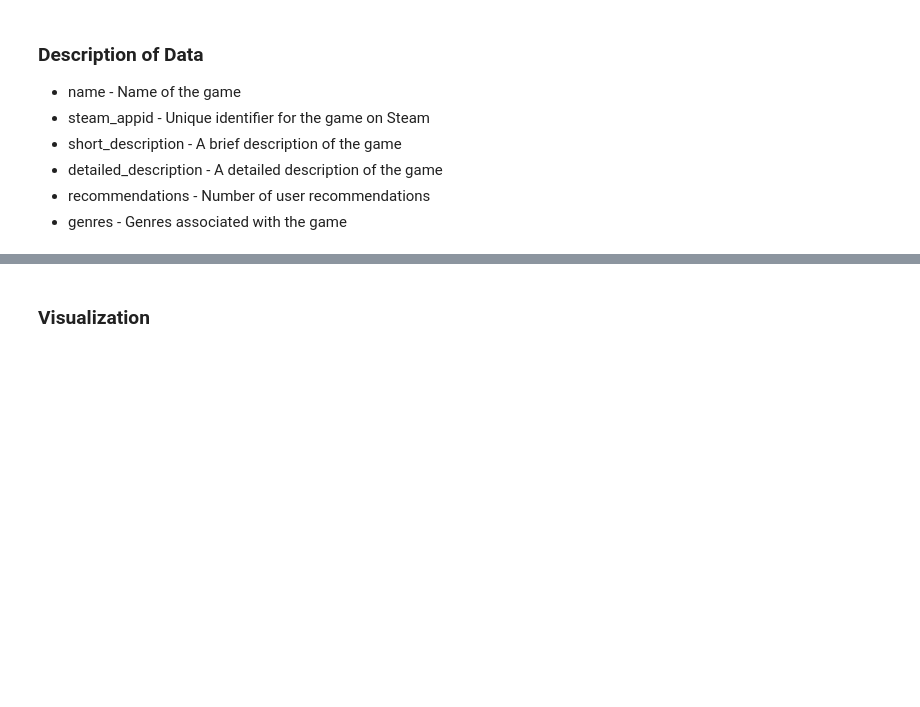
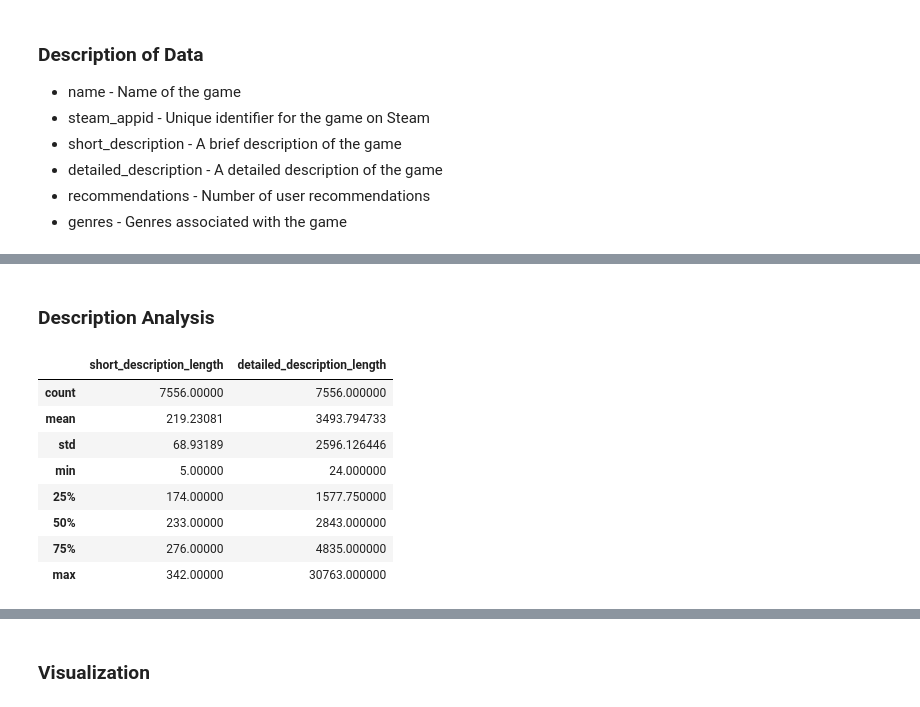
Before and after one commit to stabor705/steam-games-data-mining, a Jupyter notebook: data_analysis.ipynb, the cells around one changed output, grey strips where cells are left out. Drawn from its saved outputs; the diff is of its cells as text; code cells hidden in the pictures; blank space fills up the shorter version.

```diff
--- a/data_analysis.ipynb
+++ b/data_analysis.ipynb
@@ -66,3 +91,19 @@ genres_count
 filtered_genres_count = {name: count for name, count in genres_count.items() if count > 10}
 # %%
 sorted_genres_count = sorted(filtered_genres_count.items(), key=lambda x: x[1], reverse=True)
+# %% [markdown]
+### Description Analysis
+# %%
+df["short_description_length"] = df["short_description"].apply(lambda x: len(x) if isinstance(x, str) else 0)
+df["detailed_description_length"] = df["detailed_description"].apply(lambda x: len(x) if isinstance(x, str) else 0)
+df[["name", "short_description_length", "detailed_description_length"]].describe()
+# %% [output]
+|  | short_description_length | detailed_description_length |
+| count | 7556.00000 | 7556.000000 |
+| mean | 219.23081 | 3493.794733 |
+| std | 68.93189 | 2596.126446 |
+| min | 5.00000 | 24.000000 |
+| 25% | 174.00000 | 1577.750000 |
+| 50% | 233.00000 | 2843.000000 |
+| 75% | 276.00000 | 4835.000000 |
+| max | 342.00000 | 30763.000000 |
```
Also changed, not shown: parts of 6 cells of this notebook.
